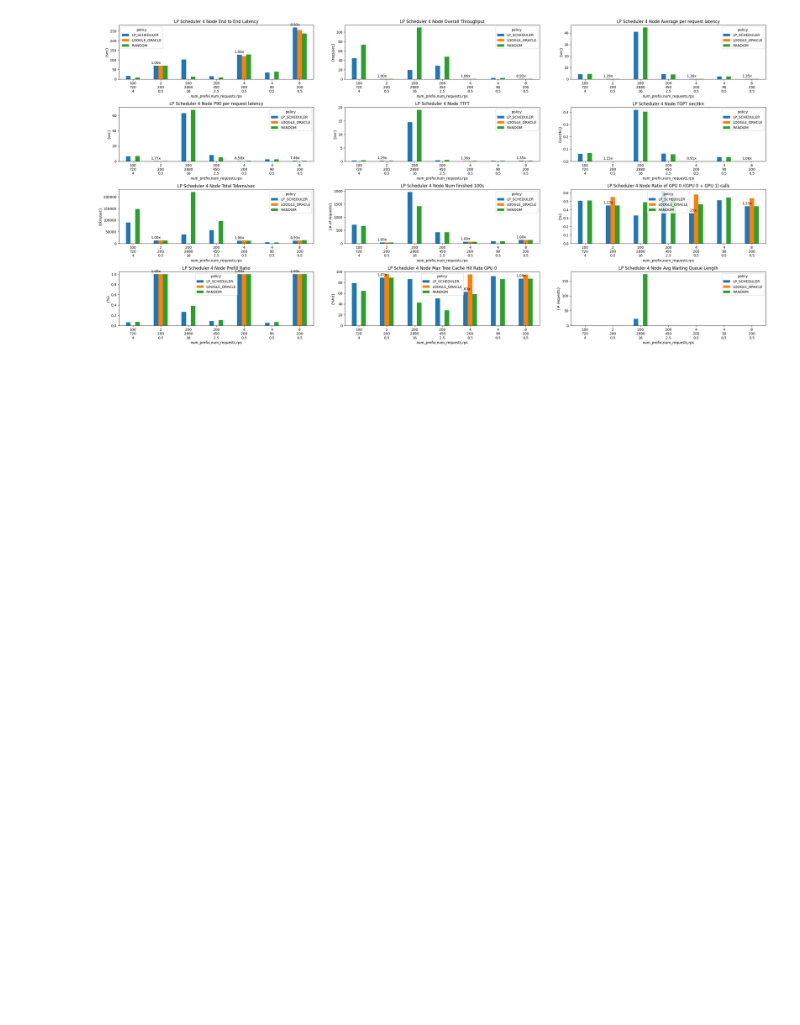
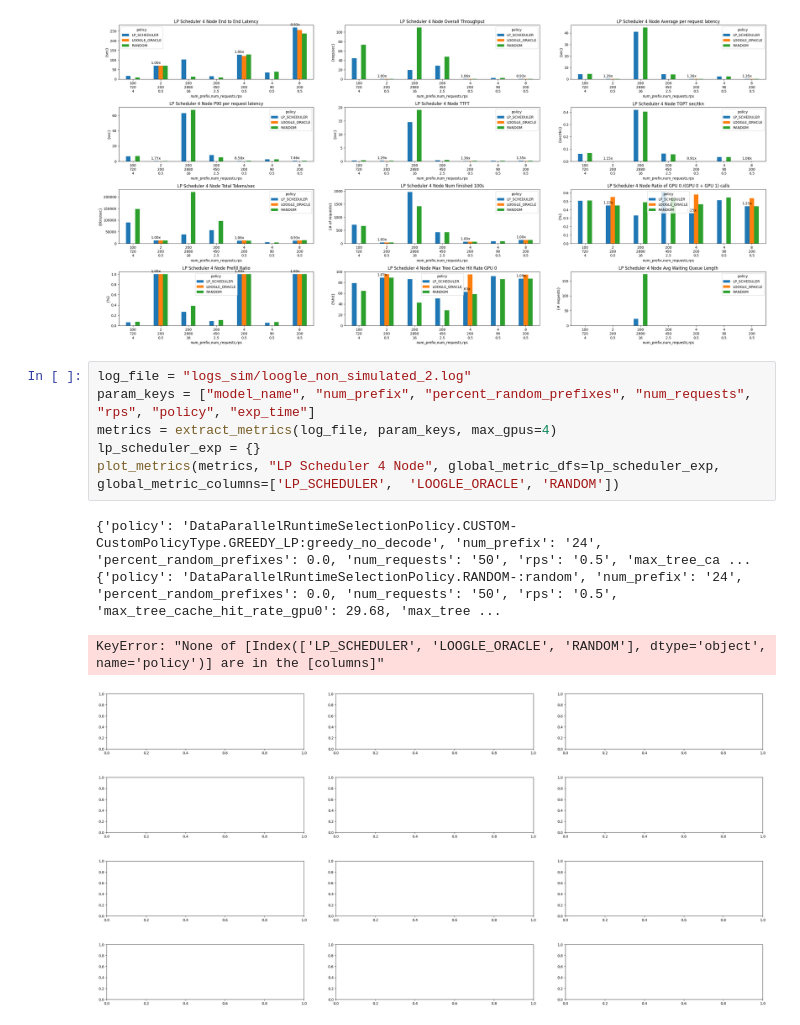
Before and after one commit to WukLab/preble, a Jupyter notebook: multi_node/benchmarks/plot_rps_results.ipynb, the cells around one changed output. Drawn from its saved outputs; the diff is of its cells as text; blank space fills up the shorter version.

```diff
--- a/multi_node/benchmarks/plot_rps_results.ipynb
+++ b/multi_node/benchmarks/plot_rps_results.ipynb
@@ -501,3 +511,14 @@ lp_scheduler_exp = {}
 plot_metrics(metrics, "LP Scheduler 4 Node", global_metric_dfs=lp_scheduler_exp, global_metric_columns=['LP_SCHEDULER',  'LOOGLE_ORACLE', 'RANDOM'])
 # %% [output]
 [figure]
+# %%
+log_file = "logs_sim/loogle_non_simulated_2.log"
+param_keys = ["model_name", "num_prefix", "percent_random_prefixes", "num_requests", "rps", "policy", "exp_time"]
+metrics = extract_metrics(log_file, param_keys, max_gpus=4)
+lp_scheduler_exp = {}
+plot_metrics(metrics, "LP Scheduler 4 Node", global_metric_dfs=lp_scheduler_exp, global_metric_columns=['LP_SCHEDULER',  'LOOGLE_ORACLE', 'RANDOM'])
+# %% [output]
+{'policy': 'DataParallelRuntimeSelectionPolicy.CUSTOM-CustomPolicyType.GREEDY_LP:greedy_no_decode', 'num_prefix': '24', 'percent_random_prefixes': 0.0, 'num_requests': '50', 'rps': '0.5', 'max_tree_ca ...
+{'policy': 'DataParallelRuntimeSelectionPolicy.RANDOM-:random', 'num_prefix': '24', 'percent_random_prefixes': 0.0, 'num_requests': '50', 'rps': '0.5', 'max_tree_cache_hit_rate_gpu0': 29.68, 'max_tree ...
+KeyError: "None of [Index(['LP_SCHEDULER', 'LOOGLE_ORACLE', 'RANDOM'], dtype='object', name='policy')] are in the [columns]"
+[figure, added]
```
Also changed, not shown: parts of 3 cells of this notebook, 23 other files.
